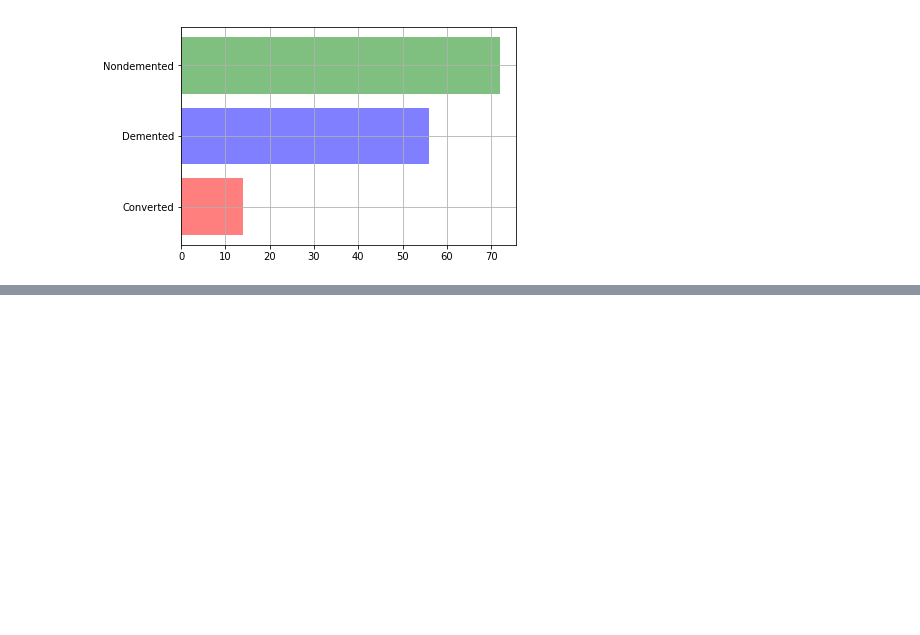
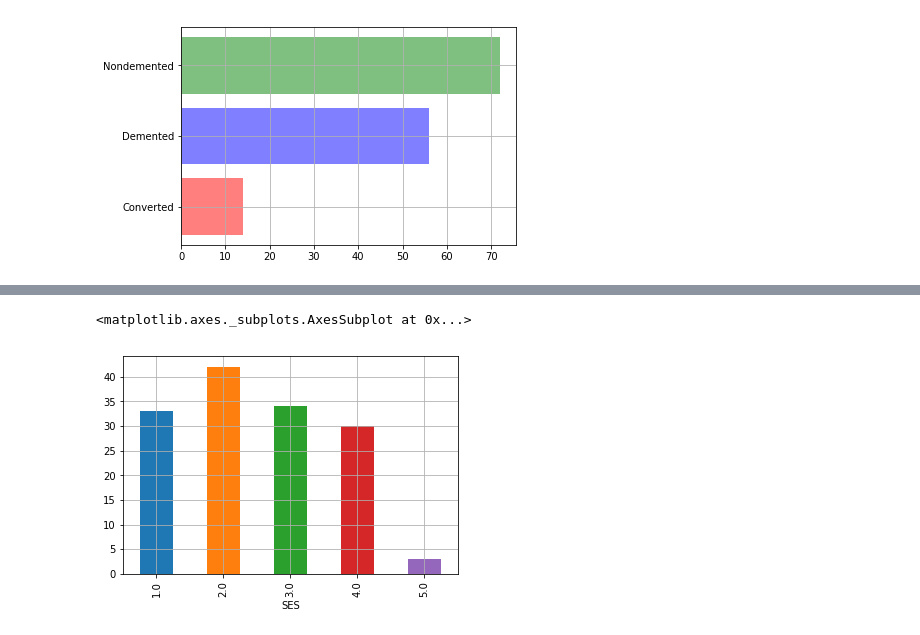
Before and after one commit to madhavi-r/Mashya_repo, a Jupyter notebook: Shishir's Notebook.ipynb, the cells around one changed output, grey strips where cells are left out. Cells and saved outputs as stored; diff of their text form; code cells hidden in the pictures; blank space fills up the shorter version.

```diff
--- a/Shishir's Notebook.ipynb
+++ b/Shishir's Notebook.ipynb
@@ -93,0 +141,6 @@ bins =
+# %%
+education_grouped = latest_visit_df.groupby(['SES']).count()['Subject ID']
+education_grouped.plot(kind = 'bar', grid = True)
+# %% [output]
+<matplotlib.axes._subplots.AxesSubplot at 0x...>
+[figure, added]
```
Also changed, not shown: parts of 12 cells of this notebook, 2 other files.
